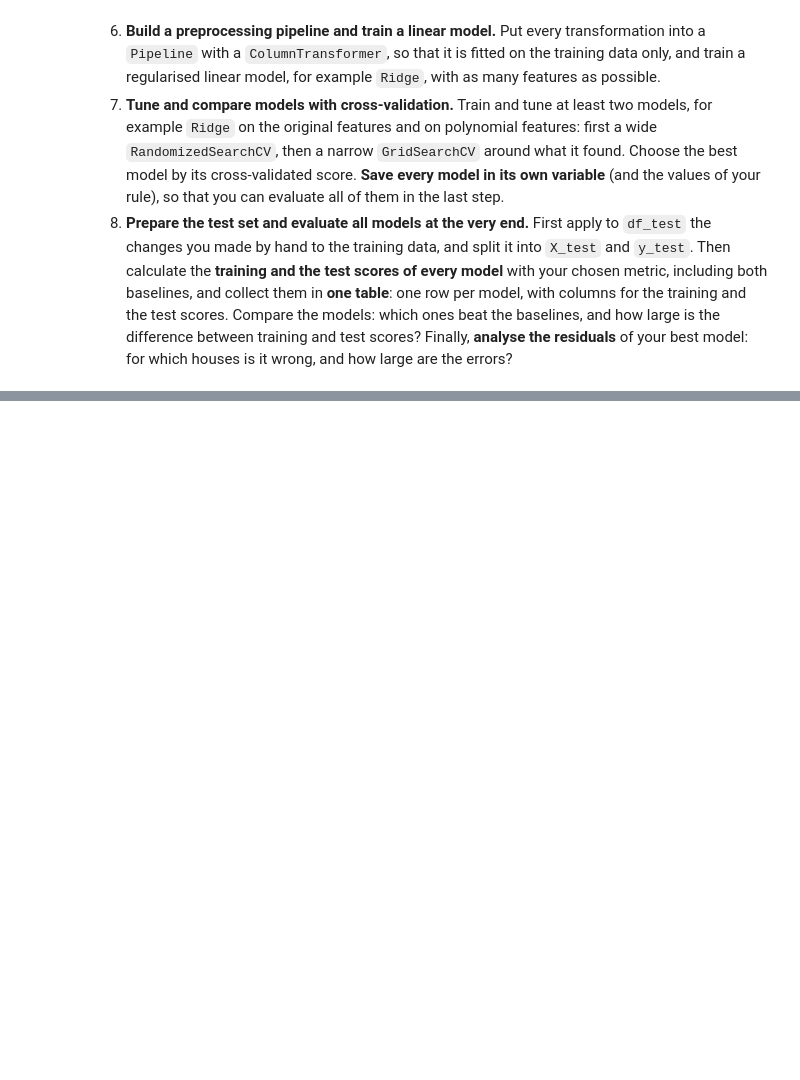
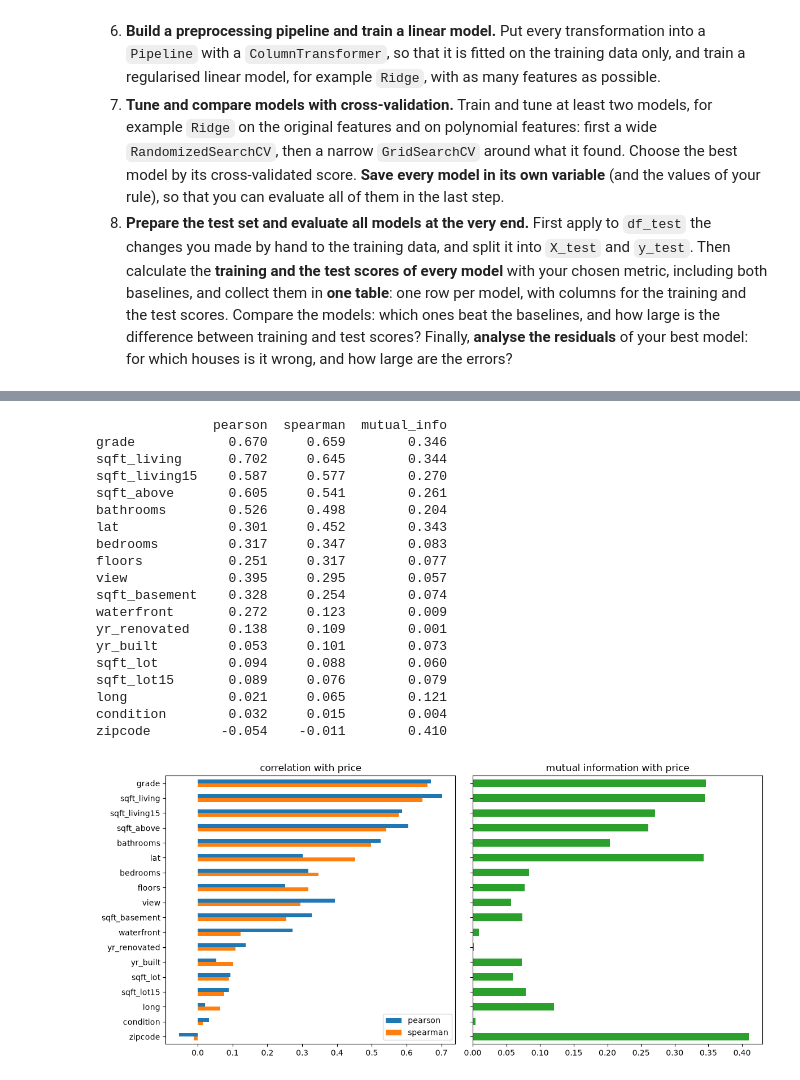
Before and after one commit to dynamic-dome/amle-project-king-county, a Jupyter notebook: 02_king_county_project_dominic.ipynb, the cells around one changed output, grey strips where cells are left out. Saved outputs shown, nothing was run; the diff lists cells and outputs as text; code cells hidden in the pictures; blank space fills up the shorter version.

```diff
--- a/02_king_county_project_dominic.ipynb
+++ b/02_king_county_project_dominic.ipynb
@@ -90,0 +198,48 @@ SyntaxError: invalid decimal literal (1454397097.py, line 1)
+# %%
+from sklearn.feature_selection import mutual_info_regression
+
+# Which columns move with the price? Pearson sees straight lines, Spearman any rising/falling
+# trend (ranks), mutual information any dependence, even U-shapes (W3D2 3.2).
+ids = ["id", "house_id", "id_details", "date"]
+features = [c for c in df_train.columns if c not in ids + ["price"]]
+num = df_train[features + ["price"]]
+
+relation = pd.DataFrame({
+    "pearson": num.corr(method="pearson")["price"].drop("price"),
+    "spearman": num.corr(method="spearman")["price"].drop("price"),
+})
+# MI cannot handle NaN: fill the gaps with the median for this look only (not a model step)
+X_mi = df_train[features].fillna(df_train[features].median())
+relation["mutual_info"] = mutual_info_regression(X_mi, df_train["price"], random_state=42)
+relation = relation.sort_values("spearman", ascending=False)
+print(relation.round(3))
+
+fig, axes = plt.subplots(1, 2, figsize=(12, 5.5), sharey=True)
+relation[["pearson", "spearman"]].plot.barh(ax=axes[0])
+axes[0].set_title("correlation with price")
+relation["mutual_info"].plot.barh(ax=axes[1], color="tab:green")
+axes[1].set_title("mutual information with price")
+axes[0].invert_yaxis()
+plt.tight_layout()
+plt.show()
+# %% [output]
+               pearson  spearman  mutual_info
+grade            0.670     0.659        0.346
+sqft_living      0.702     0.645        0.344
+sqft_living15    0.587     0.577        0.270
+sqft_above       0.605     0.541        0.261
+bathrooms        0.526     0.498        0.204
+lat              0.301     0.452        0.343
+bedrooms         0.317     0.347        0.083
+floors           0.251     0.317        0.077
+view             0.395     0.295        0.057
+sqft_basement    0.328     0.254        0.074
+waterfront       0.272     0.123        0.009
+yr_renovated     0.138     0.109        0.001
+yr_built         0.053     0.101        0.073
+sqft_lot         0.094     0.088        0.060
+sqft_lot15       0.089     0.076        0.079
+long             0.021     0.065        0.121
+condition        0.032     0.015        0.004
+zipcode         -0.054    -0.011        0.410
+[figure, added]
```
Also changed, not shown: parts of 18 cells of this notebook.
